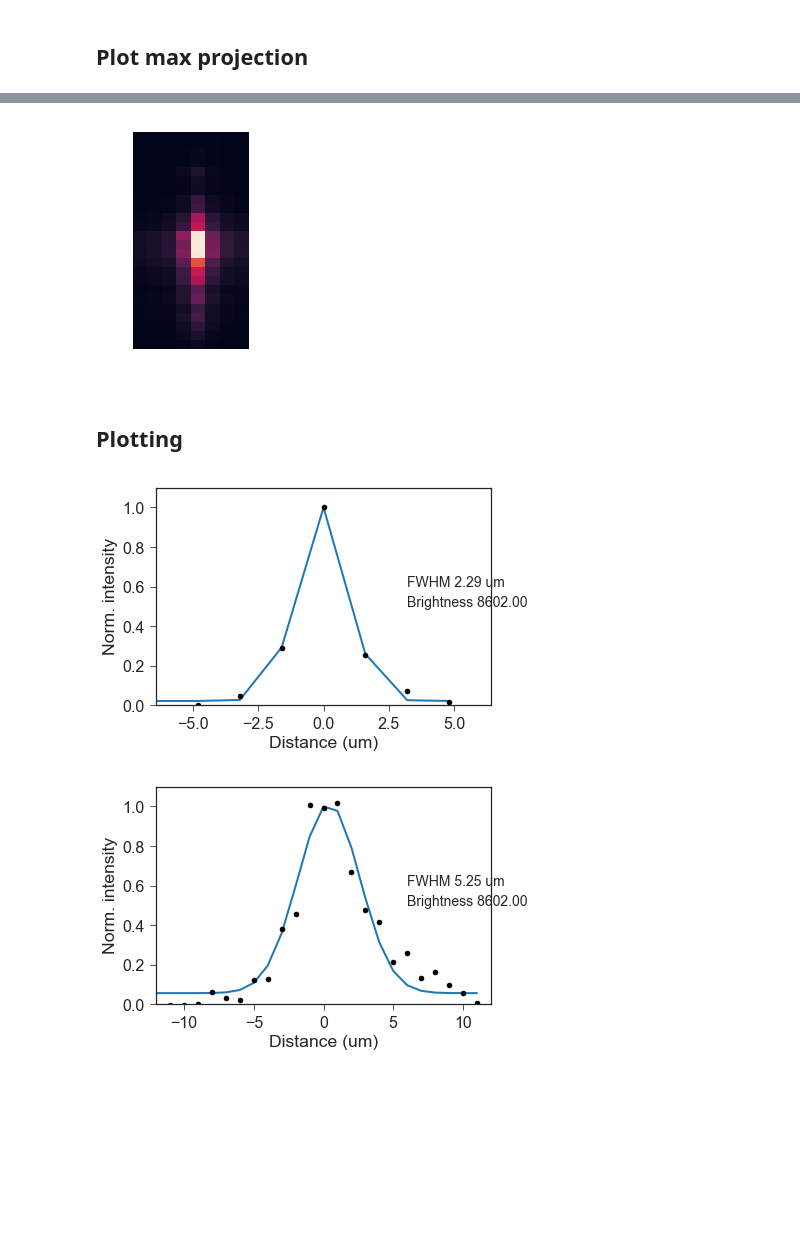
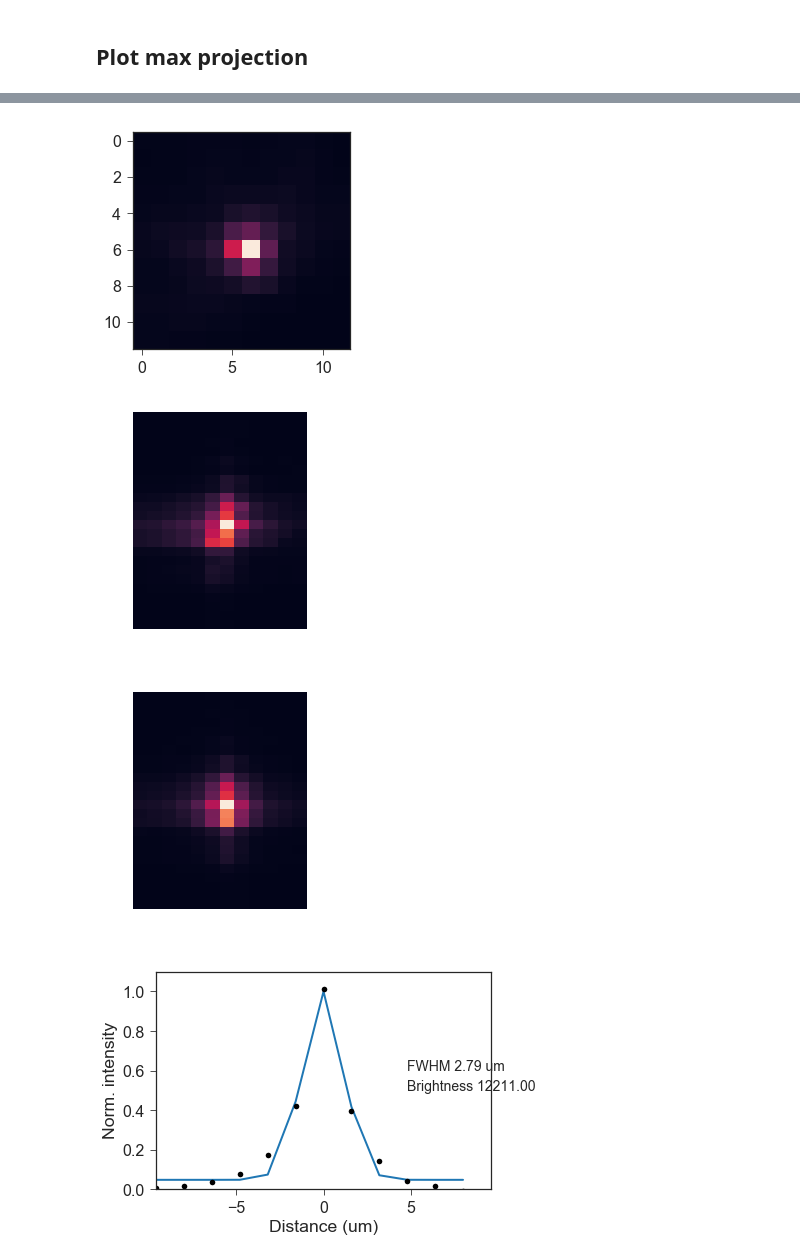
Before and after one commit to mesoSPIM/mesoSPIM-PSFanalysis, a Jupyter notebook: example-playground.ipynb, the cells around one changed output, grey strips where cells are left out. Saved outputs shown, nothing was run; the diff lists cells and outputs as text; code cells hidden in the pictures; blank space fills up the shorter version.

Commit message:
First 4x bead analysis

```diff
--- a/example-playground.ipynb
+++ b/example-playground.ipynb
@@ -202,15 +156,21 @@ plt.axis('off');
-# %%
-plt.imshow(average.mean(axis=2), aspect = pxPerUmLat/pxPerUmAx);
-plt.axis('off');
-# %% [output]
-[figure, removed]
-# %% [markdown]
-## Plotting
-# %%
-plotPSF(latProfile[beadInd][0],latProfile[beadInd][1],latProfile[beadInd][2],latProfile[beadInd][3],pxPerUmLat,PSF.Max.iloc[beadInd])
-# %% [output]
-[figure, removed]
-# %%
-plotPSF(axProfile[beadInd][0],axProfile[beadInd][1],axProfile[beadInd][2],axProfile[beadInd][3],pxPerUmAx,PSF.Max.iloc[beadInd])
-# %% [output]
-[figure, removed]
+# %%
+beadInd = 1359
+average = beads[beadInd]
+plt.imshow(average.mean(axis=0));
+plt.axis('on');
+plt.show()
+plt.imshow(average.mean(axis=1), aspect = pxPerUmLat/pxPerUmAx);
+plt.axis('off');
+plt.show()
+plt.imshow(average.mean(axis=2), aspect = pxPerUmLat/pxPerUmAx);
+plt.axis('off');
+plt.show()
+plotPSF(latProfile[beadInd][0],latProfile[beadInd][1],latProfile[beadInd][2],latProfile[beadInd][3],pxPerUmLat,PSF.Max.iloc[beadInd])
+plt.show()
+plotPSF(axProfile[beadInd][0],axProfile[beadInd][1],axProfile[beadInd][2],axProfile[beadInd][3],pxPerUmAx,PSF.Max.iloc[beadInd])
+plt.show()
+# %% [output]
+[figure, added]
+[figure, added]
+[figure, added]
+[figure, added]
```
Also changed, not shown: parts of 25 cells of this notebook, 1 other file.
